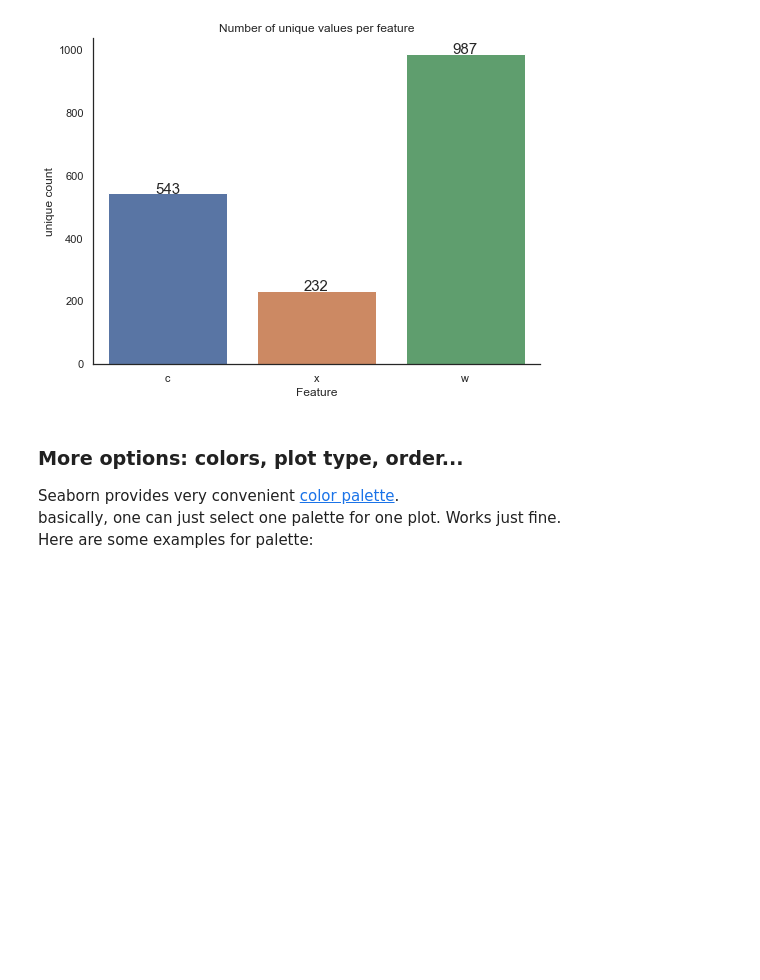
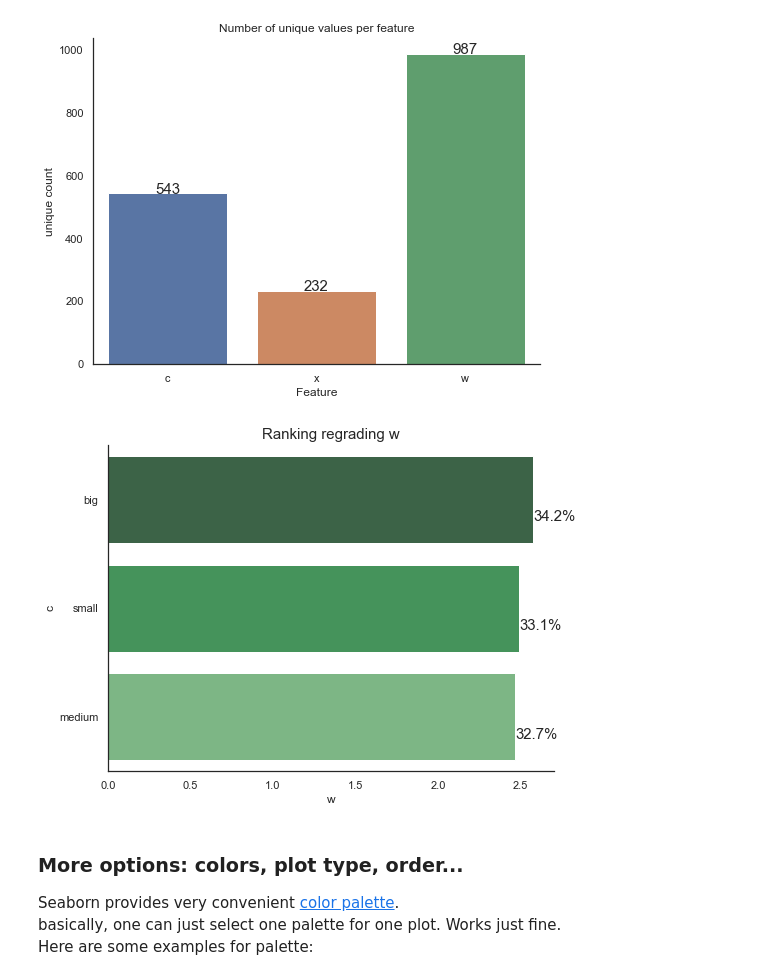
Before and after one commit to shen338/python-plotting, a Jupyter notebook: BarPlot.ipynb, the cells around one changed output. Saved outputs shown, nothing was run; the diff lists cells and outputs as text; code cells hidden in the pictures; blank space fills up the shorter version.

```diff
--- a/BarPlot.ipynb
+++ b/BarPlot.ipynb
@@ -116,6 +116,36 @@ ax.spines['left'].set_visible(True)
 ax.spines['top'].set_visible(False)
 # %% [output]
 [figure]
+# %%
+df = pd.DataFrame()
+
+df['x'] = np.random.normal(100, 3, 300)
+df['y'] = np.random.normal(10, 1, 300)
+df['z'] = np.random.choice(['A', 'B', 'C'], 300)
+df['w'] = np.random.randint(1,5, size=300)
+df['c'] = np.random.choice(['big', 'small', 'medium'], 300)
+
+# show percentage and ranking
+df_group = df.groupby('c').mean()
+groupedvalues = df_group.iloc[df_group['w'].abs().argsort()[::-1]].reset_index()
+groupedvalues['w'] = groupedvalues['w'].abs()
+#groupedvalues=df_model.reindex(df_model[col].abs().sort_values(col, ascending=False))
+plt.figure(figsize=(8,6))
+#plt.rcParams["axes.labelsize"] = 15
+g = sns.barplot(x='w', y='c',data=groupedvalues,palette="Greens_d")
+for p in g.patches:
+    width = p.get_width()
+    g.text(width,
+            p.get_y()+p.get_height()/2. + 0.2,
+            "{0:.1f}%".format(width/groupedvalues['w'].sum()*100),
+            ha="left", fontsize=15)
+g.grid(False)
+g.set_title('Ranking regrading '+'w',fontsize=15)
+g.spines['right'].set_visible(False)
+g.spines['top'].set_visible(False)
+plt.show()
+# %% [output]
+[figure, added]
 # %% [markdown]
 ### More options: colors, plot type, order...
 
```
Also changed, not shown: parts of 7 cells of this notebook, 4 other files.
